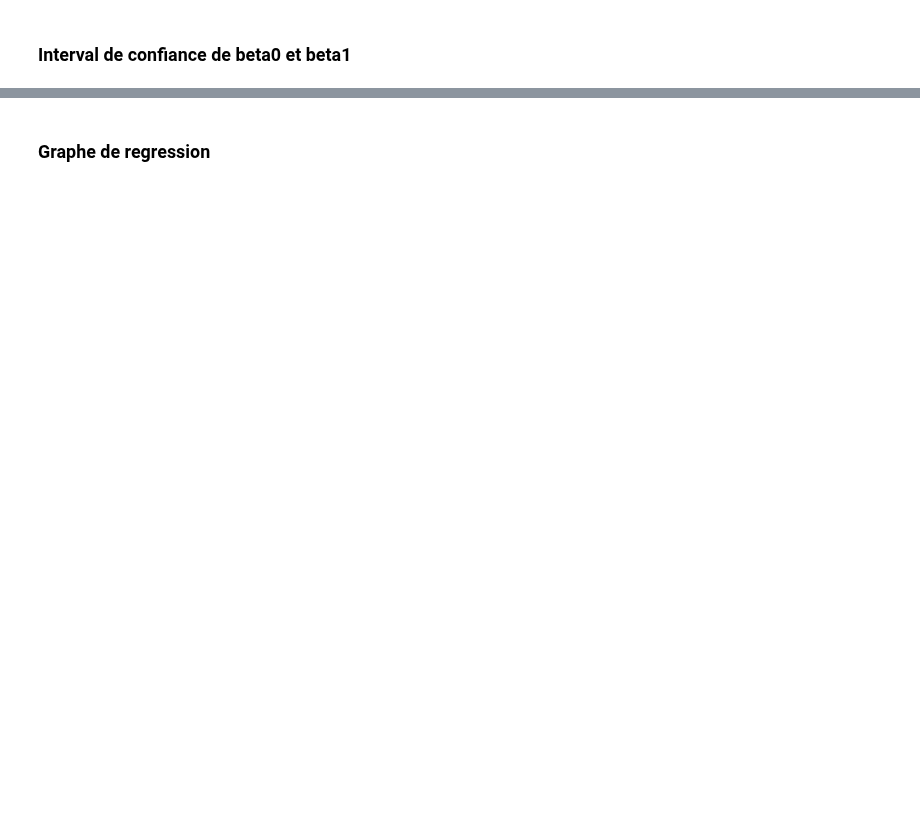
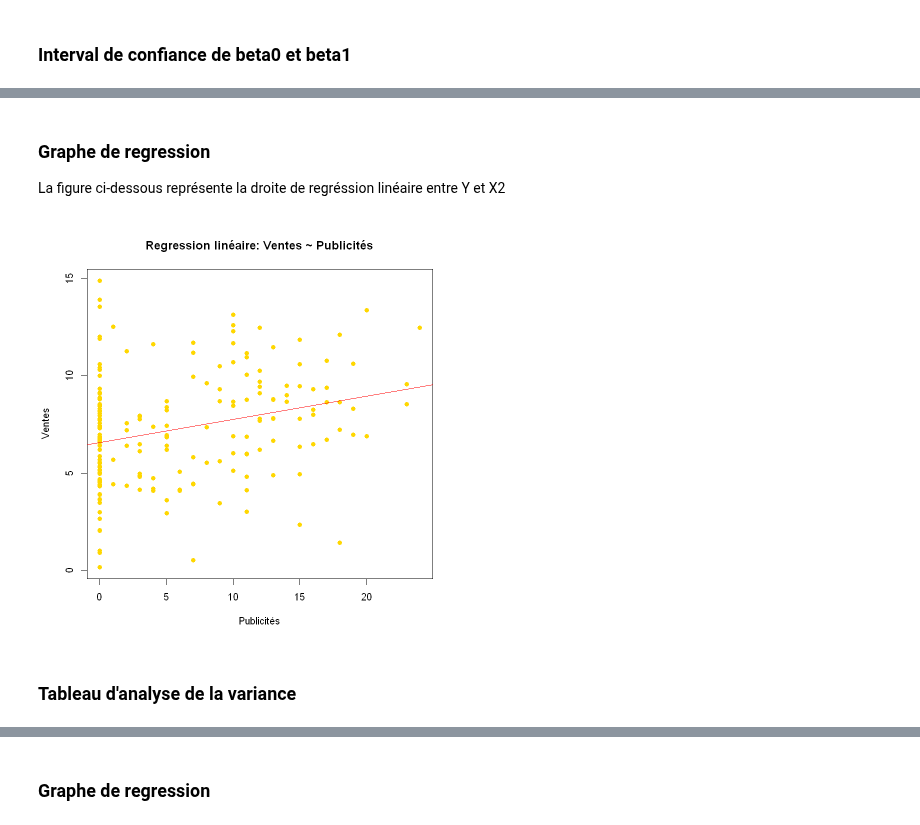
Before and after one commit to loic-hpp/Manage_Data_R, a Jupyter notebook: devoir.ipynb, the cells around one changed output, grey strips where cells are left out. Cells and saved outputs as stored; diff of their text form; code cells hidden in the pictures; blank space fills up the shorter version.

```diff
--- a/devoir.ipynb
+++ b/devoir.ipynb
@@ -230,0 +338,16 @@ Y = beta0 * exp[(beta1 * X2) + epsilon]
+# %% [markdown]
+### Graphe de regression
+La figure ci-dessous représente la droite de regréssion linéaire entre Y et X2
+# %%
+modele4 <- lm(Y ~ X2)
+
+# Create a scatter plot of log(Y) against X1
+plot(X2, Y, main = "Regression linéaire: Ventes ~ Publicités", col = "gold",
+     xlab = "Publicités", ylab = "Ventes", pch = 16)
+
+# Add the regression line
+abline(modele4, col = "red")
+# %% [output]
+[figure, added]
+# %% [markdown]
+### Tableau d'analyse de la variance
```
Also changed, not shown: parts of 91 cells of this notebook.
